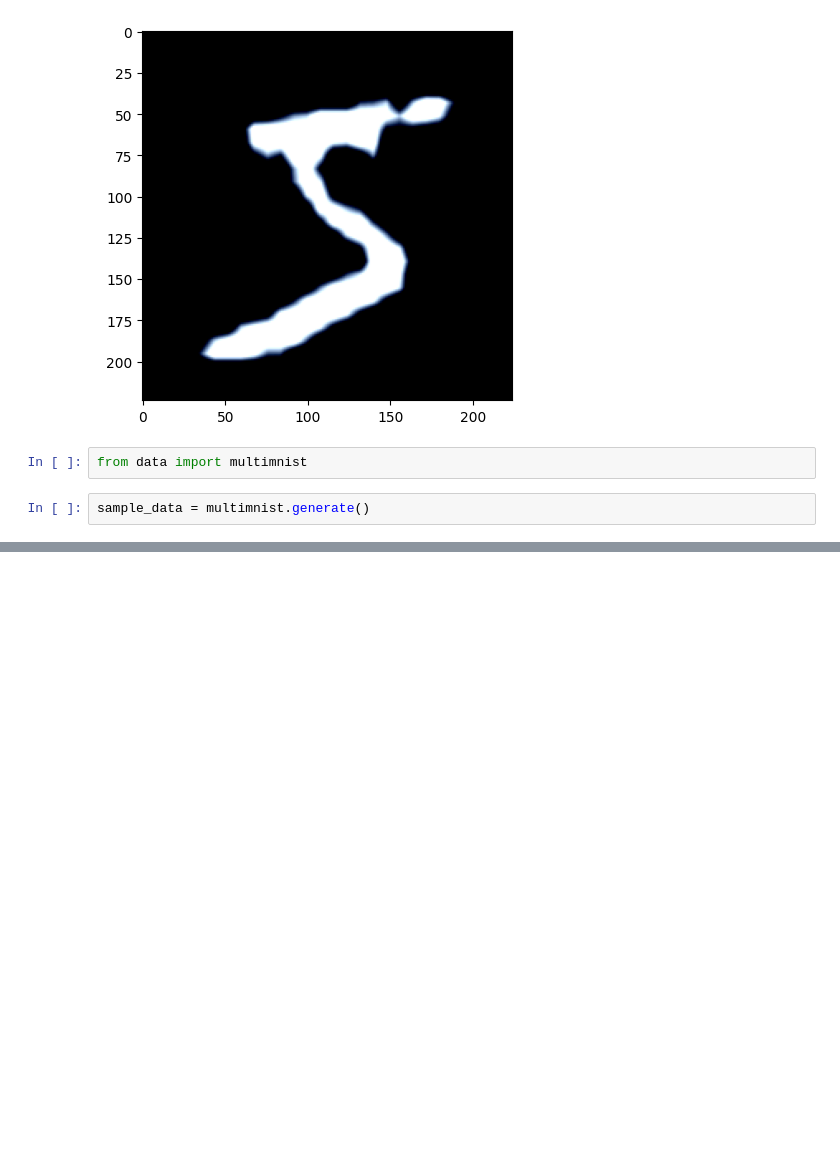
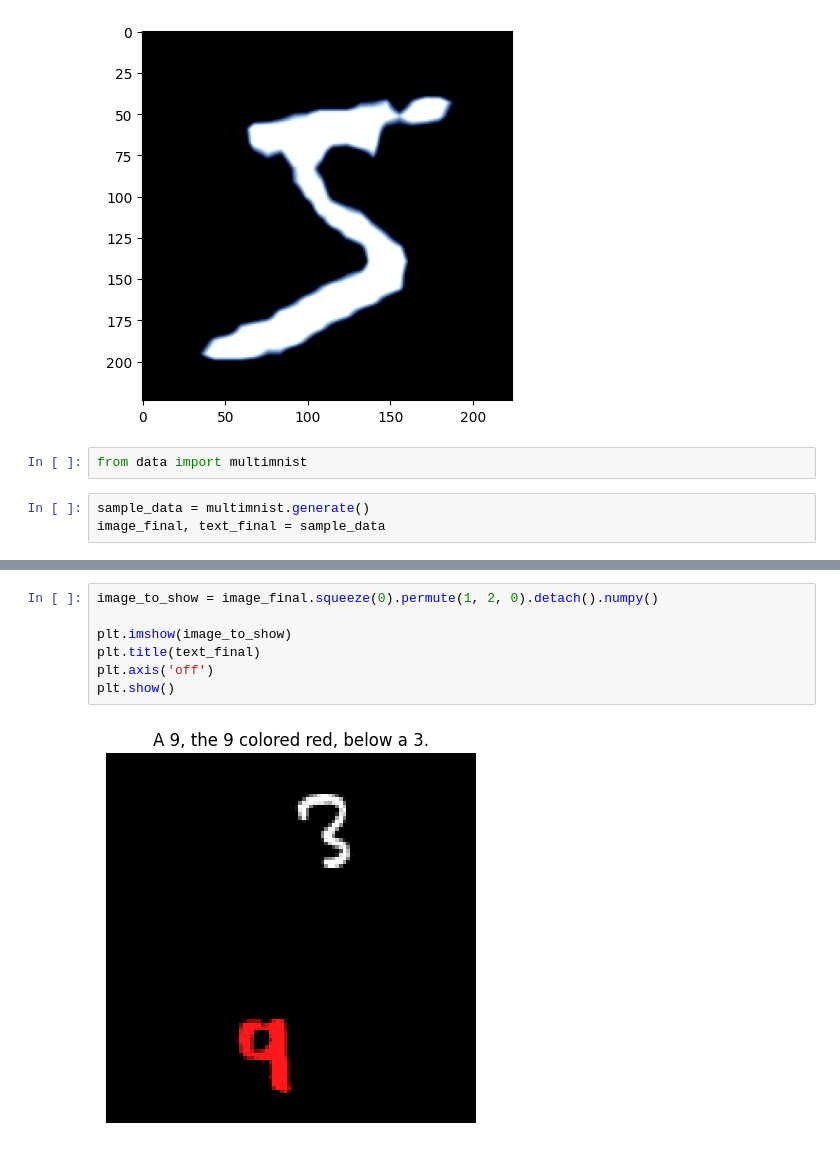
Before and after one commit to michael-psenka/vnl-testbed, a Jupyter notebook: test.ipynb, the cells around one changed output, grey strips where cells are left out. Saved outputs shown, nothing was run; the diff lists cells and outputs as text; blank space fills up the shorter version.

```diff
--- a/test.ipynb
+++ b/test.ipynb
@@ -43,4 +47,5 @@ Clipping input data to the valid range for imshow with RGB data ([0..1] for floa
 from data import multimnist
 # %%
 sample_data = multimnist.generate()
+image_final, text_final = sample_data
 # %% [output]
@@ -62,0 +54,9 @@ A 6, the 6 colored blue
+# %%
+image_to_show = image_final.squeeze(0).permute(1, 2, 0).detach().numpy()
+
+plt.imshow(image_to_show)
+plt.title(text_final)
+plt.axis('off')
+plt.show()
+# %% [output]
+[figure, added]
```
Also changed, not shown: parts of 4 cells of this notebook, 4 other files.
